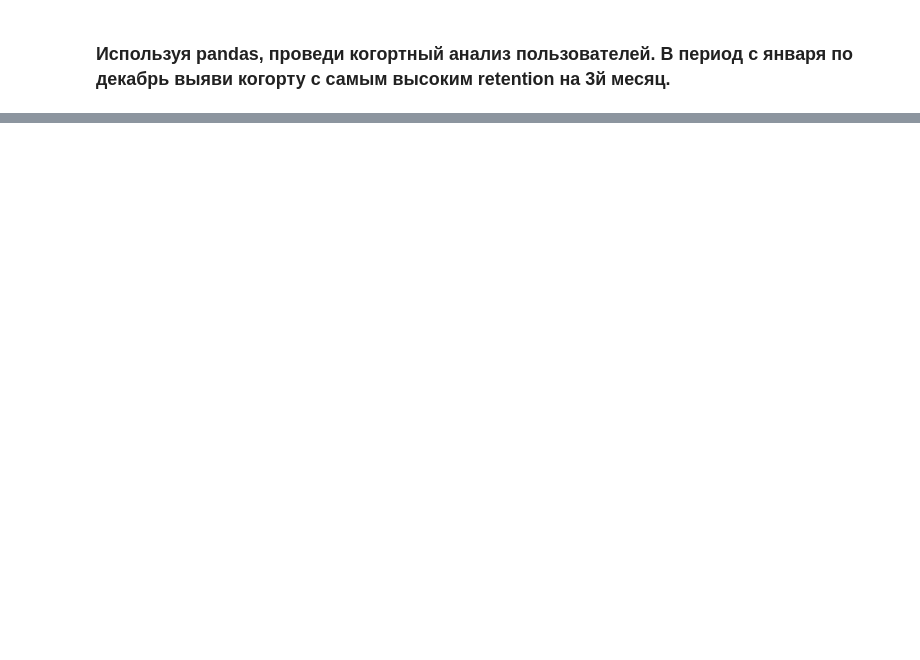
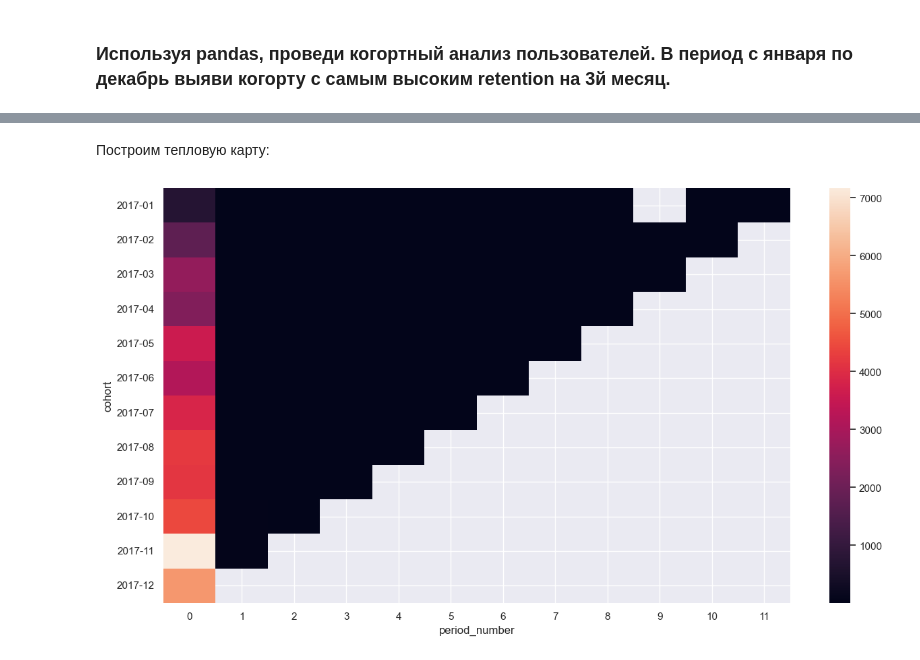
Before and after one commit to MikhailRMA/WorkSpace, a Jupyter notebook: Project_6/Project_6.ipynb, the cells around one changed output, grey strips where cells are left out. Saved outputs shown, nothing was run; the diff lists cells and outputs as text; code cells hidden in the pictures; blank space fills up the shorter version.

```diff
--- a/Project_6/Project_6.ipynb
+++ b/Project_6/Project_6.ipynb
@@ -333,0 +340,4 @@ purchase_counts.round(2)
+# %%
+events = purchase[["customer_unique_id", "order_approved_at"]] \
+    .query("'2017-01-01 00:00:00' <= order_approved_at <= '2017-12-31 23:59:59'")
+events
@@ -333,0 +360,6 @@ purchase_counts.round(2)
+# %%
+events['month'] = events['order_approved_at'].dt.to_period('M')
+events['cohort'] = events.groupby('customer_unique_id')['order_approved_at'] \
+    .transform('min') \
+    .dt.to_period('M')
+events
@@ -333,0 +382,5 @@ purchase_counts.round(2)
+# %%
+cohort = events.groupby(['cohort', 'month'], as_index=False) \
+    .agg(user_count=('customer_unique_id', 'nunique'))
+cohort['period_number'] = (cohort.month - cohort.cohort).apply(attrgetter('n'))
+cohort
@@ -334,2 +403,5 @@ purchase_counts.round(2)
 # %% [markdown]
 ### Используя pandas, проведи когортный анализ пользователей. В период с января по декабрь выяви когорту с самым высоким retention на 3й месяц.
+# %%
+cohort_pivot = cohort.pivot_table(index='cohort', columns='period_number', values='user_count')
+cohort_pivot
@@ -335,0 +443,8 @@ purchase_counts.round(2)
+# %% [markdown]
+Построим тепловую карту:
+# %%
+uniform_data = np.random.rand(10, 12)
+ax = sns.heatmap(cohort_pivot)
+sns.set(rc = {'figure.figsize':(15,10)})
+# %% [output]
+[figure, added]
```
Also changed, not shown: parts of 16 cells of this notebook.
